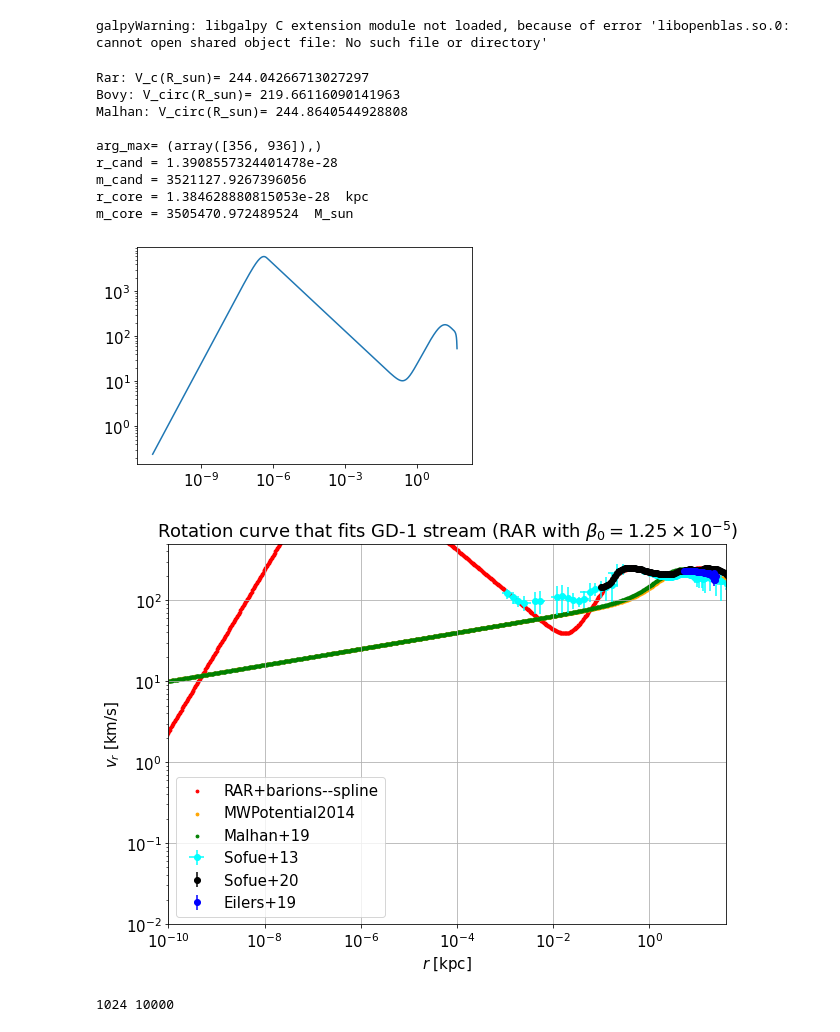
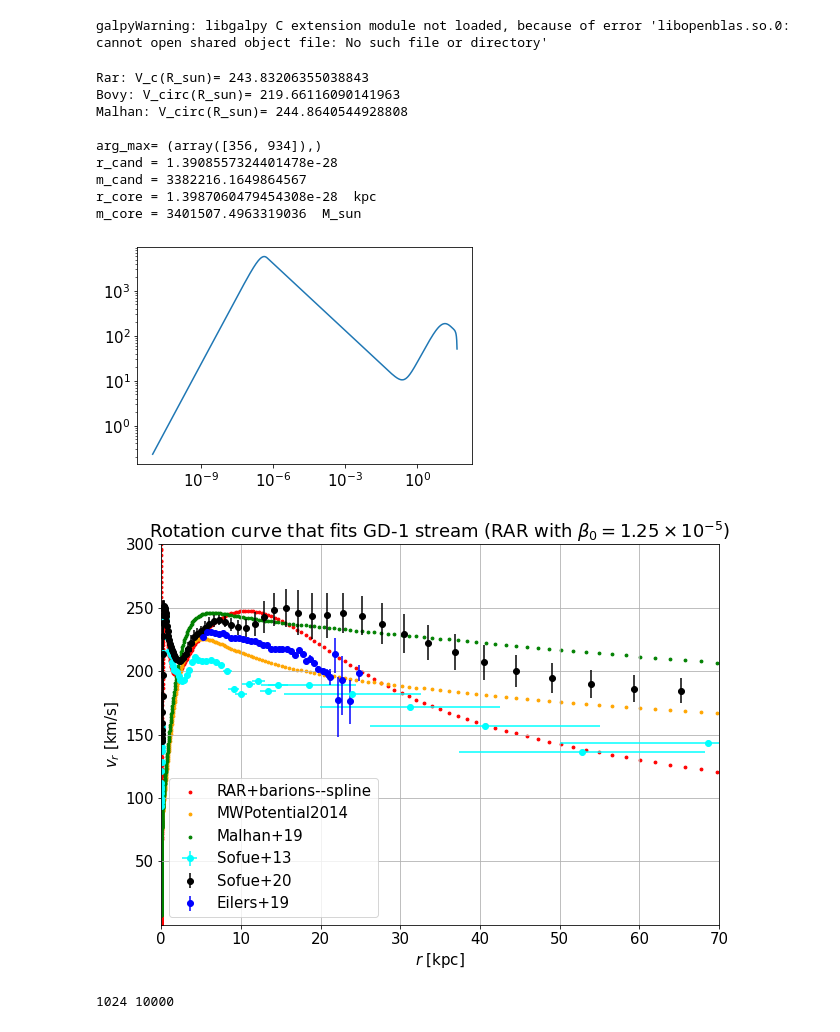
Before and after one commit to martinmestre/stream-fit, a Jupyter notebook: orbitpot_model/rotation_curve.ipynb, the cells around one changed output. Saved outputs shown, nothing was run; the diff lists cells and outputs as text; code cells hidden in the pictures.

```diff
--- a/orbitpot_model/rotation_curve.ipynb
+++ b/orbitpot_model/rotation_curve.ipynb
@@ -61,7 +61,7 @@ def malhan_vcirc(r):
     return np.sqrt(v0*v0+v1*v1+v2*v2)*220.0
 
 # Set rotation data
-exec(open("./vel_Sofue13.py").read())
+v_Sof13=pd.read_csv('vel_Sofue13.txt', sep=" ")
 v_Sof20=pd.read_csv('vel_Sofue20.txt', sep=" ")
 v_Eilers = pd.read_csv('vel_Eilers.txt', sep="  ")
 asym_error = [v_Eilers['e_down'], v_Eilers['e_up']]
@@ -69,13 +69,19 @@ asym_error = [v_Eilers['e_down'], v_Eilers['e_up']]
 # Set barionic potentials
 M_gal=2.32e7  # Msun
 bulge = pot.Plummer(460.0*M_gal,0.3)
-# thin = pot.MiyamotoNagai(1700.0*M_gal,5.3,0.25)
-# thick= pot.MiyamotoNagai(1700.0*M_gal,2.6,0.8)
+thin = pot.MiyamotoNagai(1700.0*M_gal,5.3,0.25)
+thick= pot.MiyamotoNagai(1700.0*M_gal,2.6,0.8)
 # Changing the disk paramters according to "fit_pot-slice-barions_..."
-[alpha, scale, scaleb] = [1.082285264900089583e+00, 9.162718188400553743e-01, 9.006049804965896577e-01]
-thin = pot.MiyamotoNagai(1700.0*M_gal*alpha, 5.3*scale, 0.25*scaleb)
-thick = pot.MiyamotoNagai(1700.0*M_gal*alpha, 2.6*scale, 0.8*scaleb)
-
+# [alpha, scale, scaleb] = [1.082285264900089583e+00, 9.162718188400553743e-01, 9.006049804965896577e-01]
+# thin = pot.MiyamotoNagai(1700.0*M_gal*alpha, 5.3*scale, 0.25*scaleb)
+# thick = pot.MiyamotoNagai(1700.0*M_gal*alpha, 2.6*scale, 0.8*scaleb)
+# u_0 = np.loadtxt(
+#     '../pot_rot_barions_model/weight_1.0/antikythera/param_fit_pot-slice-rot-barions_from_IbataPolysGaiaDR2-data.txt')
+# scales = u_0[2:8]
+# scaleM_thin, scaleR_thin, scaleZ_thin = scales[0:3]
+# scaleM_thick, scaleR_thick, scaleZ_thick = scales[3:6]
+# thin = pot.MiyamotoNagai(1700.0*M_gal*scaleM_thin, 5.3*scaleR_thin, 0.25*scaleZ_thin)
+# thick = pot.MiyamotoNagai(1700.0*M_gal*scaleM_thick, 2.6*scaleR_thick, 0.8*scaleZ_thick)
 
 # Set halo potential
 ener_f = 56.0  # keV
@@ -88,14 +94,14 @@ ener_f = 56.0  # keV
 # W_0 = theta_0 + 2.725291292672873666e+01
 # beta_0 = 1.1977e-5
 # beta_0 = 1.20446329e-05
-theta_0, d_theta = 3.801447492884311430e+01, 2.876435599599692239e+01
-beta_0 = 1.25e-5
+# theta_0, d_theta = u_0[0:2]  # 3.801447492884311430e+01, 2.876435599599692239e+01
+# beta_0 = 1.25e-5
 
 # List of solutions from GD-1 fit (Crests of maximums.)
 # beta_0 = 1.0e-5
 # theta_0, d_theta = 36.5310621242485, 27.687374749498996
-# beta_0 = 1.2e-05
-# theta_0, d_theta = 36.28657314629258, 27.494989979959918
+beta_0 = 1.2e-05
+theta_0, d_theta = 36.28657314629258, 27.494989979959918
 # beta_0 = 1.3000000000000001e-05
 # theta_0, d_theta = 36.22244488977956, 27.442885771543086
 # beta_0 =1.5e-05
@@ -132,45 +138,45 @@ def get_core(r):
     print('m_core =', m_core, ' M_sun')
     plt.plot(r, v_circ_gr(r))
     plt.xscale('log')
     plt.yscale('log')
     plt.show()
     return r_core, m_core
 
 get_core(r_vec)
 
 # Plot
 fig = plt.figure(figsize=(10,7))
 font = {"size": 15}
 plt.rc('font', **font)
 plt.scatter(r_vec,v_vec,s=8,marker='o', color='red', label='RAR+barions--spline')
 plt.scatter(r_vec,v_galpy,s=8,marker='o', color='orange',label='MWPotential2014')
 plt.scatter(r_vec,v_malhan,s=8,marker='o', color='green',label='Malhan+19')
 # plt.scatter(r_vec,v_circ_gr(r_vec), s=8,marker='o', color='violet',label='halo with dnu')
-plt.errorbar(v_Sof['r']/1.e3, v_Sof['v'], xerr=v_Sof['err_r']/1.e3 ,yerr=v_Sof['err_v'], fmt='o', color='cyan', label='Sofue+13')
+plt.errorbar(v_Sof13['r']/1.e3, v_Sof13['v'], xerr=v_Sof13['err_r']/1.e3 ,yerr=v_Sof13['err_v'], fmt='o', color='cyan', label='Sofue+13')
 plt.errorbar(v_Sof20['Radius'],v_Sof20['Velocity'],yerr=v_Sof20['Error'],fmt='o',color='black',label='Sofue+20')
 plt.errorbar(v_Eilers['r'],v_Eilers['v'],yerr=asym_error,fmt='o',color='blue',label='Eilers+19')
-plt.xlim(1.e-10,40)
-plt.ylim(1.e-2,500)
+plt.xlim(1.e-10,70)
+plt.ylim(1.e-2,300)
 plt.xlabel(r'$r$ [kpc]')
 plt.ylabel(r'$v_r$ [km/s]')
 plt.grid(True)
 plt.legend()
-plt.xscale('log')
-plt.yscale('log')
+# plt.xscale('log')
+# plt.yscale('log')
 plt.title(r'Rotation curve that fits GD-1 stream (RAR with $\beta_0=1.25\times 10^{-5}$)')
-plt.savefig('plots/rotation_curve_beta0_1.25e-5.png')
+plt.savefig('plots/rotation_curve_beta0_1.25e-5_b.png')
 # %% [output]
-Rar: V_c(R_sun)= 244.04266713027297
+Rar: V_c(R_sun)= 243.83206355038843
 Bovy: V_circ(R_sun)= 219.66116090141963
 Malhan: V_circ(R_sun)= 244.8640544928808
 
-arg_max= (array([356, 936]),)
+arg_max= (array([356, 934]),)
 r_cand = 1.3908557324401478e-28
-m_cand = 3521127.9267396056
-r_core = 1.384628880815053e-28  kpc
-m_core = 3505470.972489524  M_sun
+m_cand = 3382216.1649864567
+r_core = 1.3987060479454308e-28  kpc
+m_core = 3401507.4963319036  M_sun
 [figure]
-[figure, old version]
+[figure, new version]
 # %%
 print(2**10,10**4)
 # %% [output]
```
Also changed, not shown: 1 other file.
